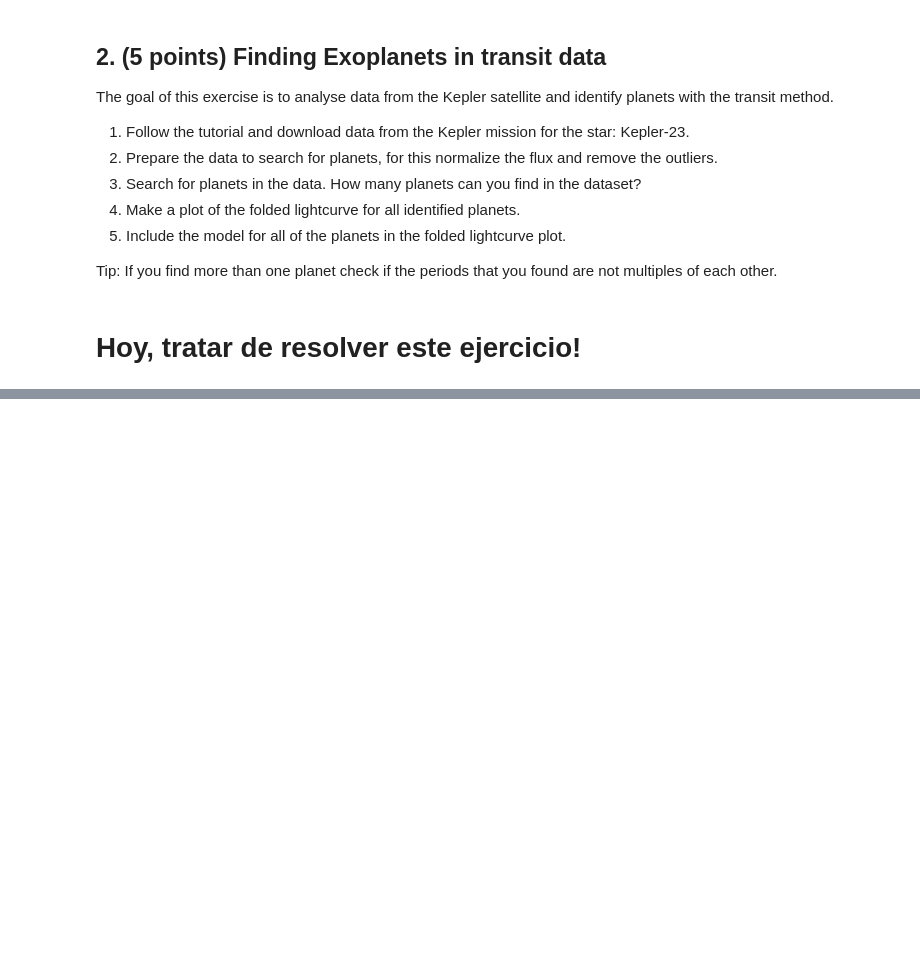
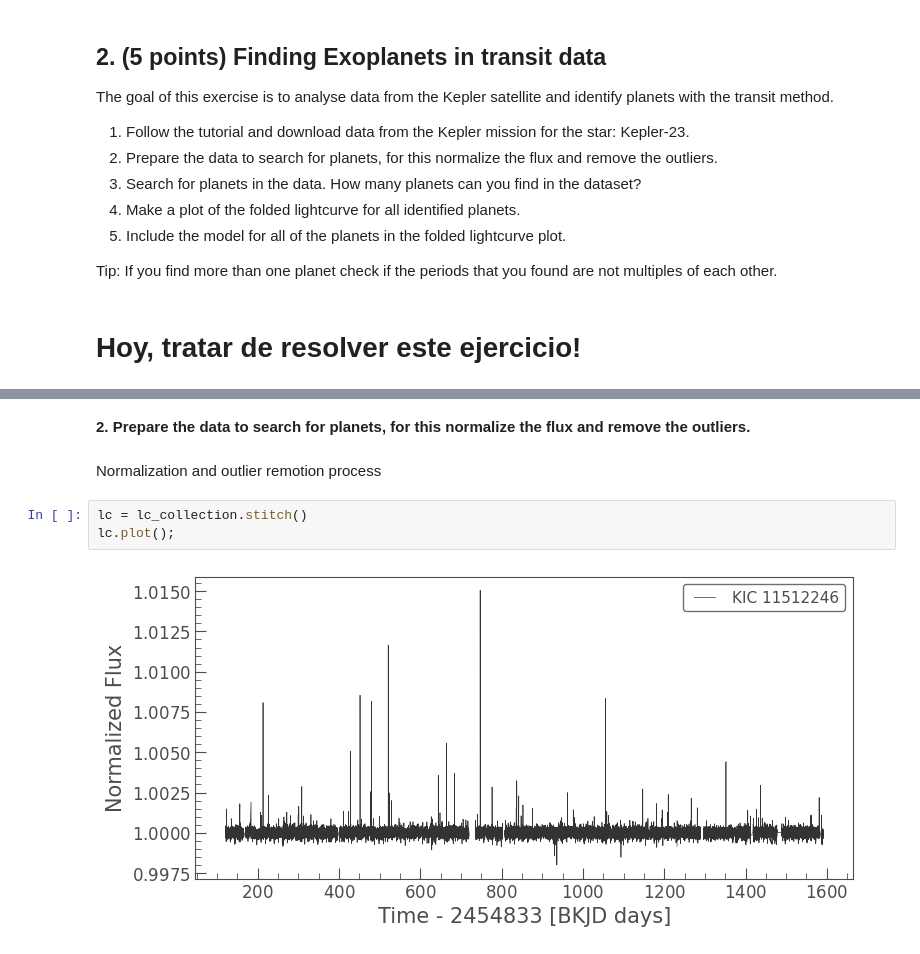
Before and after one commit to AthemFR/intro_astrophysical_objects, a Jupyter notebook: Homework_2/Homework_2_Planets.ipynb, the cells around one changed output, grey strips where cells are left out. Saved outputs shown, nothing was run; the diff lists cells and outputs as text; blank space fills up the shorter version.

```diff
--- a/Homework_2/Homework_2_Planets.ipynb
+++ b/Homework_2/Homework_2_Planets.ipynb
@@ -399,0 +452,9 @@ Tip: If you find more than one planet check if the periods that you found are no
+# %% [markdown]
+**2. Prepare the data to search for planets, for this normalize the flux and remove the outliers.**
+# %% [markdown]
+Normalization and outlier remotion process
+# %%
+lc = lc_collection.stitch()
+lc.plot();
+# %% [output]
+[figure, added]
```
Also changed, not shown: parts of 20 cells of this notebook, 1 other file.
